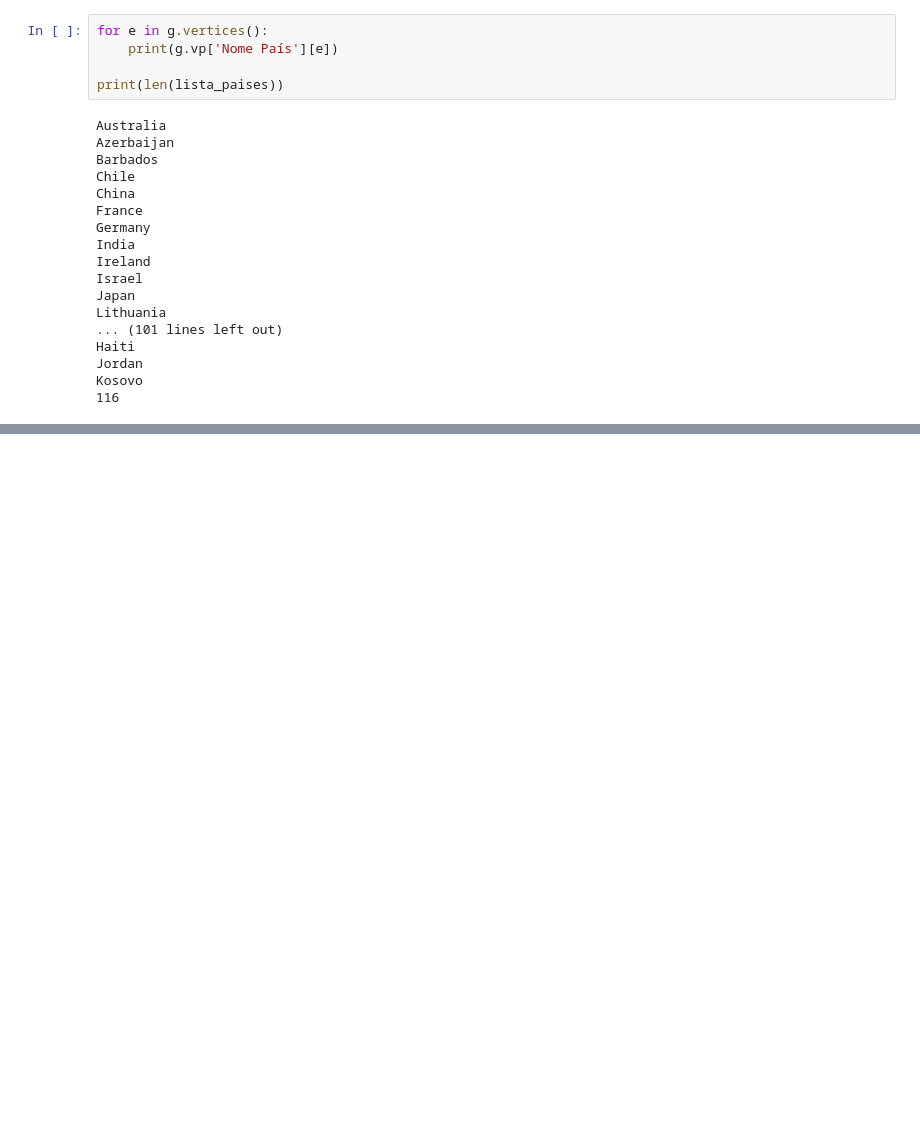
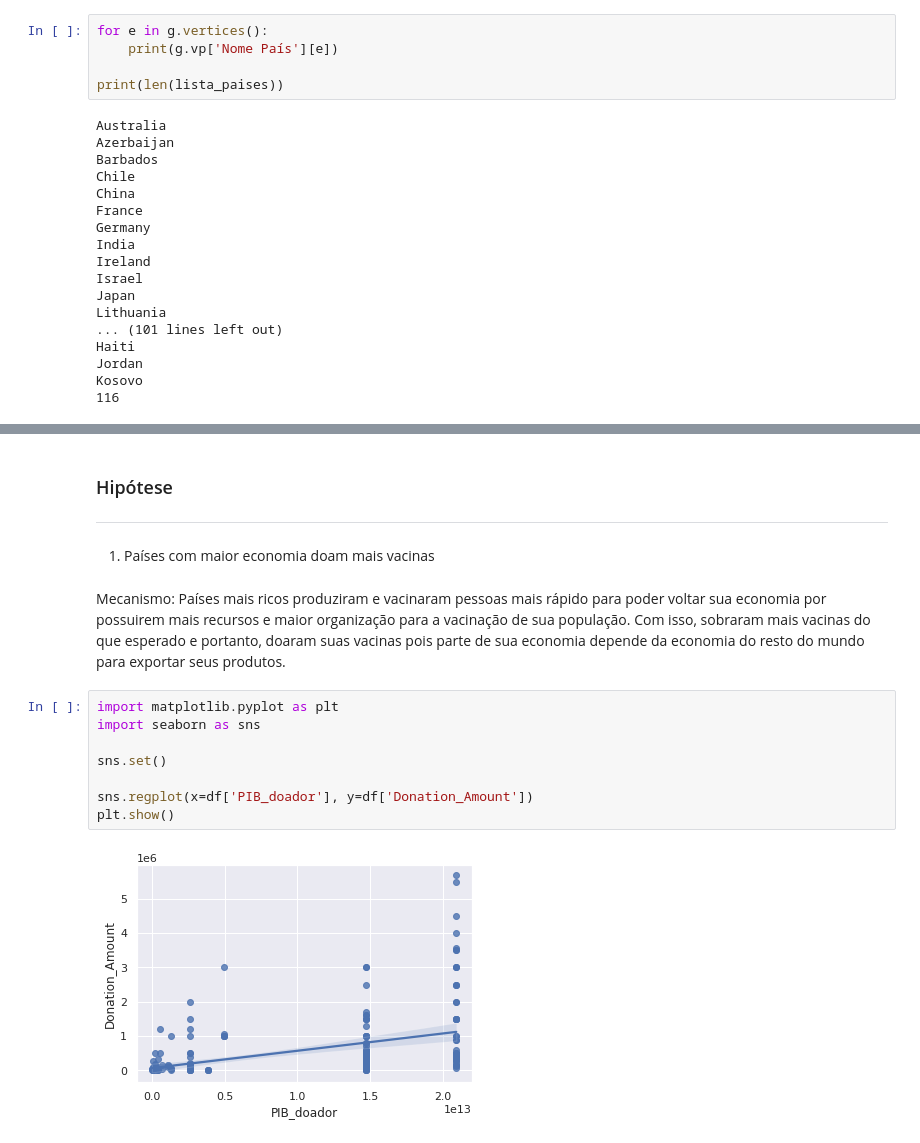
Before and after one commit to joaogcfa/ProjetoRedes, a Jupyter notebook: Projeto.ipynb, the cells around one changed output, grey strips where cells are left out. Cells and saved outputs as stored; diff of their text form; blank space fills up the shorter version.

```diff
--- a/Projeto.ipynb
+++ b/Projeto.ipynb
@@ -208,3 +201,20 @@ r = netpixi.render('doacao_vacinas.net.gz');
 r.vertex_set_key('Nome País')
 # %% [output]
 [interactive output not drawn]
+# %% [markdown]
+### Hipótese
+---
+# %% [markdown]
+1) Países com maior economia doam mais vacinas
+# %% [markdown]
+Mecanismo: Países mais ricos produziram e vacinaram pessoas mais rápido para poder voltar sua economia por possuirem mais recursos e maior organização para a vacinação de sua população. Com isso, sobraram mais vacinas do que esperado e portanto, doaram suas vacinas pois parte de sua economia depende da economia do resto do mundo para exportar seus produtos.
+# %%
+import matplotlib.pyplot as plt
+import seaborn as sns
+
+sns.set()
+
+sns.regplot(x=df['PIB_doador'], y=df['Donation_Amount'])
+plt.show()
+# %% [output]
+[figure, added]
```
Also changed, not shown: parts of 20 cells of this notebook.
